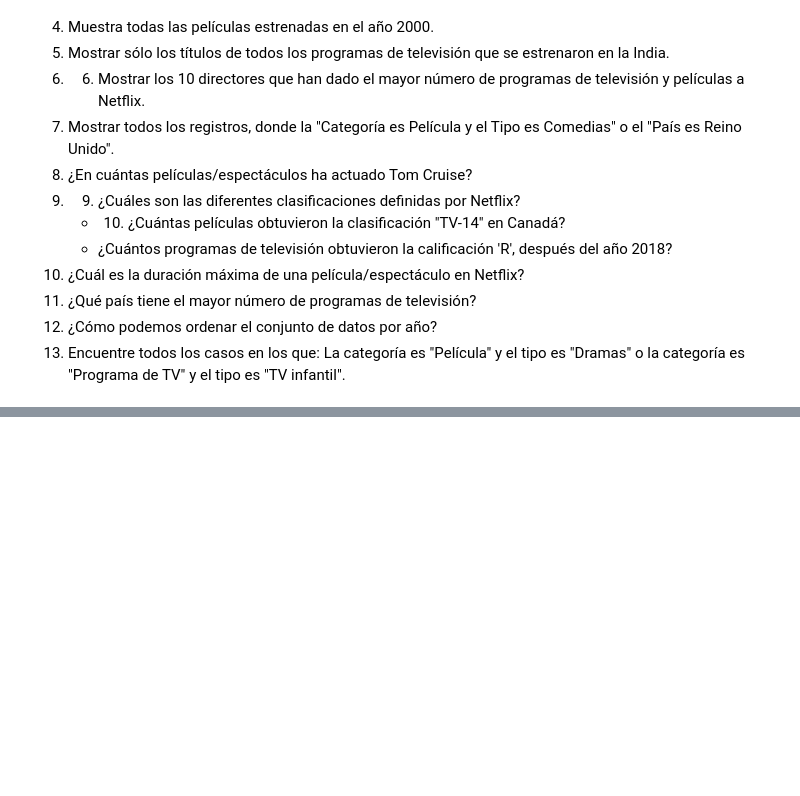
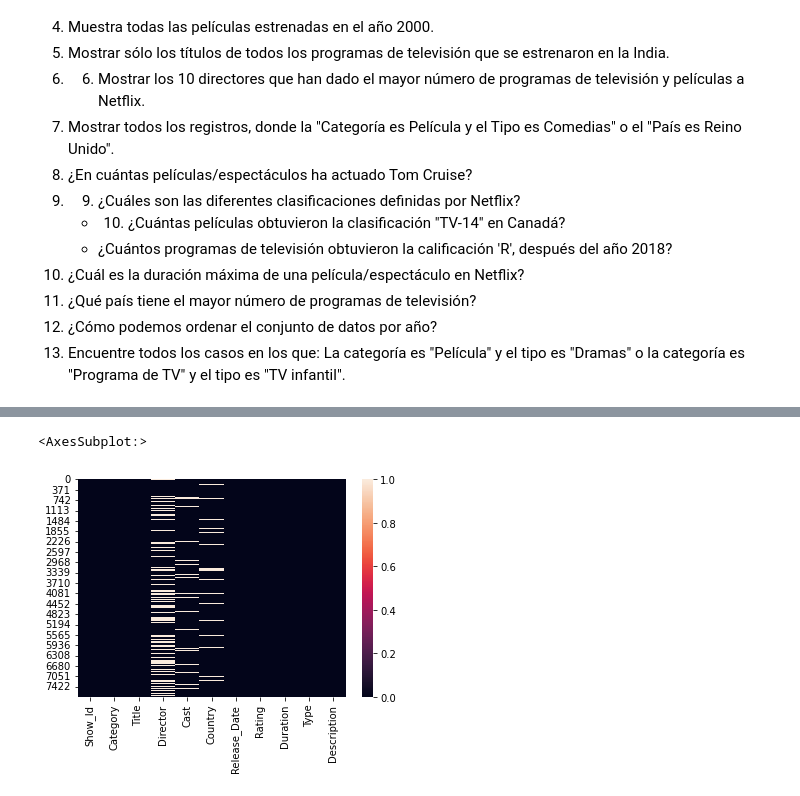
Before and after one commit to MkCst/Data-analysis, a Jupyter notebook: A8Netflix.ipynb, the cells around one changed output, grey strips where cells are left out. Saved outputs shown, nothing was run; the diff lists cells and outputs as text; code cells hidden in the pictures; blank space fills up the shorter version.

```diff
--- a/A8Netflix.ipynb
+++ b/A8Netflix.ipynb
@@ -80,0 +179,3 @@ df = pd.read_csv('A8Netflix Dataset.csv')
+# %%
+## Eliminar elementos duplicados
+df.drop_duplicates(inplace=True)
@@ -80,0 +212,5 @@ df = pd.read_csv('A8Netflix Dataset.csv')
+# %%
+sns.heatmap(df.isnull())
+# %% [output]
+<AxesSubplot:>
+[figure, added]
```
Also changed, not shown: parts of 26 cells of this notebook.
